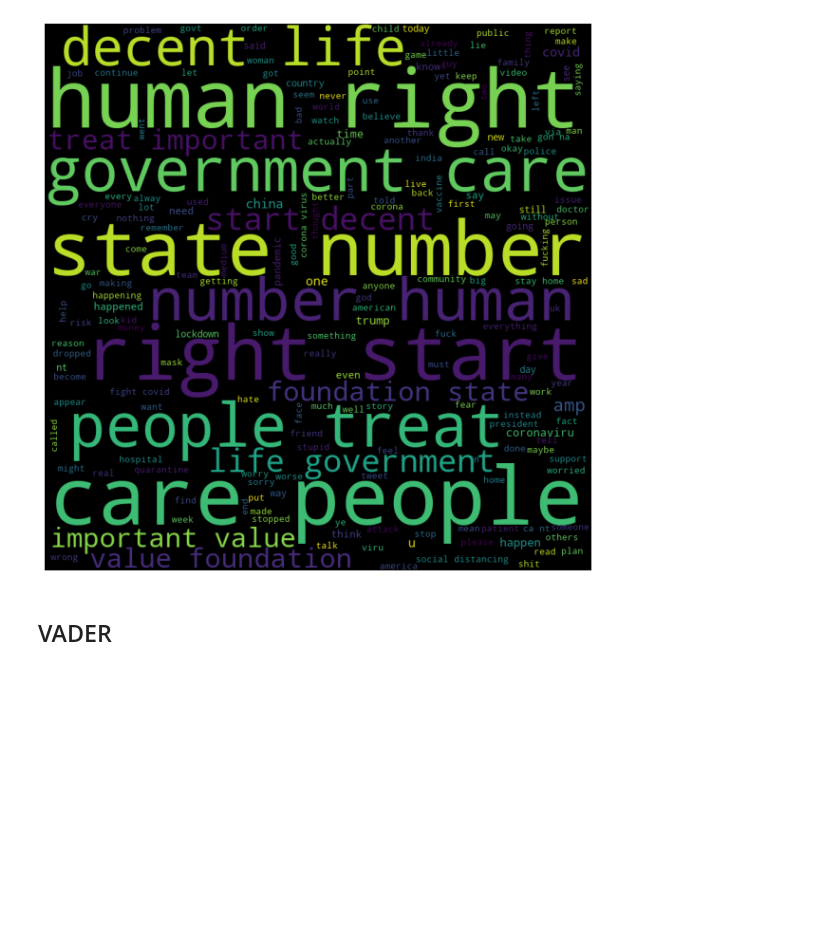
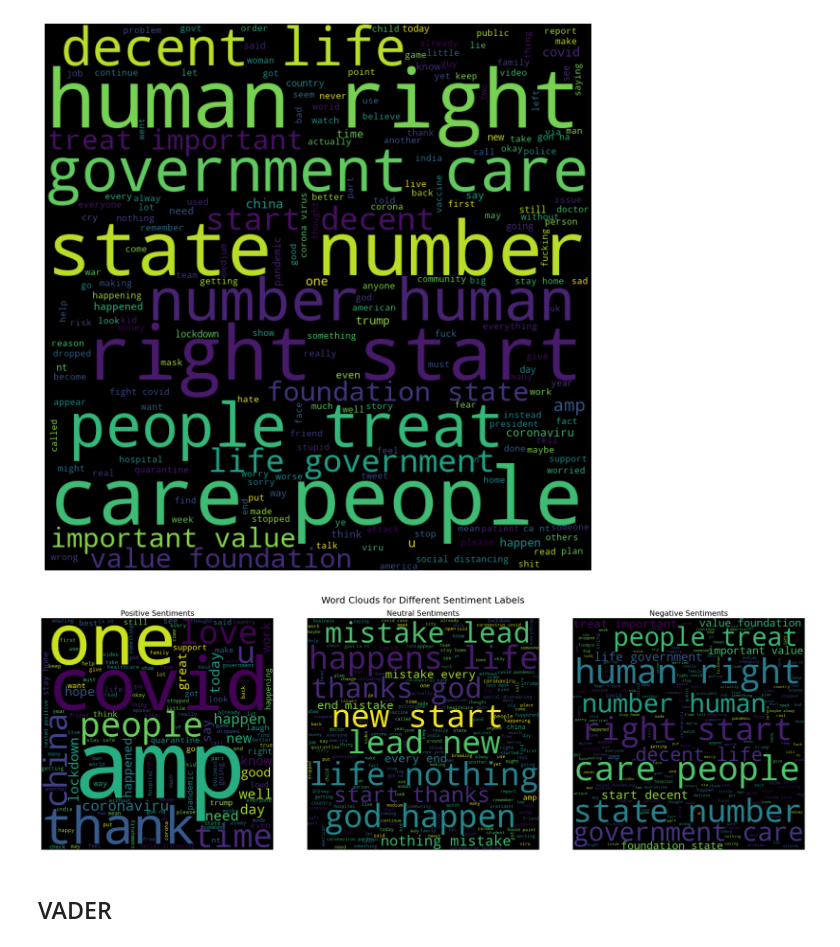
Before and after one commit to AntanasMurelis/SentPred, a Jupyter notebook: Analysis.ipynb, the cells around one changed output. Saved outputs shown, nothing was run; the diff lists cells and outputs as text; code cells hidden in the pictures; blank space fills up the shorter version.

```diff
--- a/Analysis.ipynb
+++ b/Analysis.ipynb
@@ -306,6 +306,33 @@ def plot_word_cloud(tweets_df, sentiment_label, output_path=None):
 plot_word_cloud(t_tweets, sentiment_label=-1)  # 1 for positive, 0 for neutral, -1 for negative
 # %% [output]
 [figure]
+# %%
+import matplotlib.pyplot as plt
+
+def plot_all_sentiment_word_clouds(tweets_df):
+    sentiment_labels = [1, 0, -1]
+    sentiment_titles = ['Positive Sentiments', 'Neutral Sentiments', 'Negative Sentiments']
+
+    fig, axes = plt.subplots(nrows=1, ncols=3, figsize=(24, 8))
+    fig.suptitle('Word Clouds for Different Sentiment Labels', fontsize=20)
+
+    for i, sentiment_label in enumerate(sentiment_labels):
+        sentiment_tweets = tweets_df[tweets_df['Sentiment_Class'] == sentiment_label]['TweetText']
+        text = ' '.join([' '.join(tweet) for tweet in sentiment_tweets])
+
+        wordcloud = WordCloud(width=800, height=800, background_color='black', min_font_size=10).generate(text)
+
+        axes[i].imshow(wordcloud, interpolation='bilinear')
+        axes[i].set_title(sentiment_titles[i], fontsize=16)
+        axes[i].axis('off')
+
+    plt.tight_layout(pad=2)
+    plt.show()
+
+# Example usage:
+plot_all_sentiment_word_clouds(t_tweets)
+# %% [output]
+[figure, added]
 # %%
 import seaborn as sns
 
```
Also changed, not shown: parts of 5 cells of this notebook.
